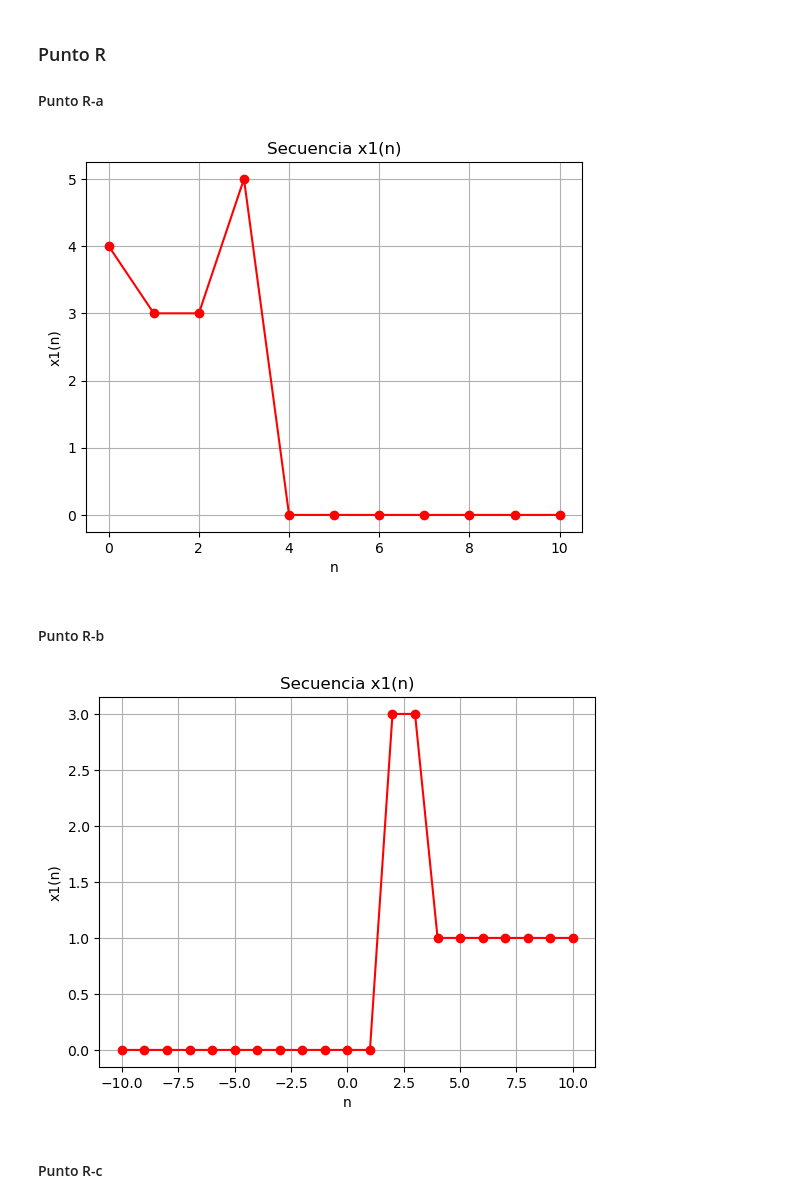
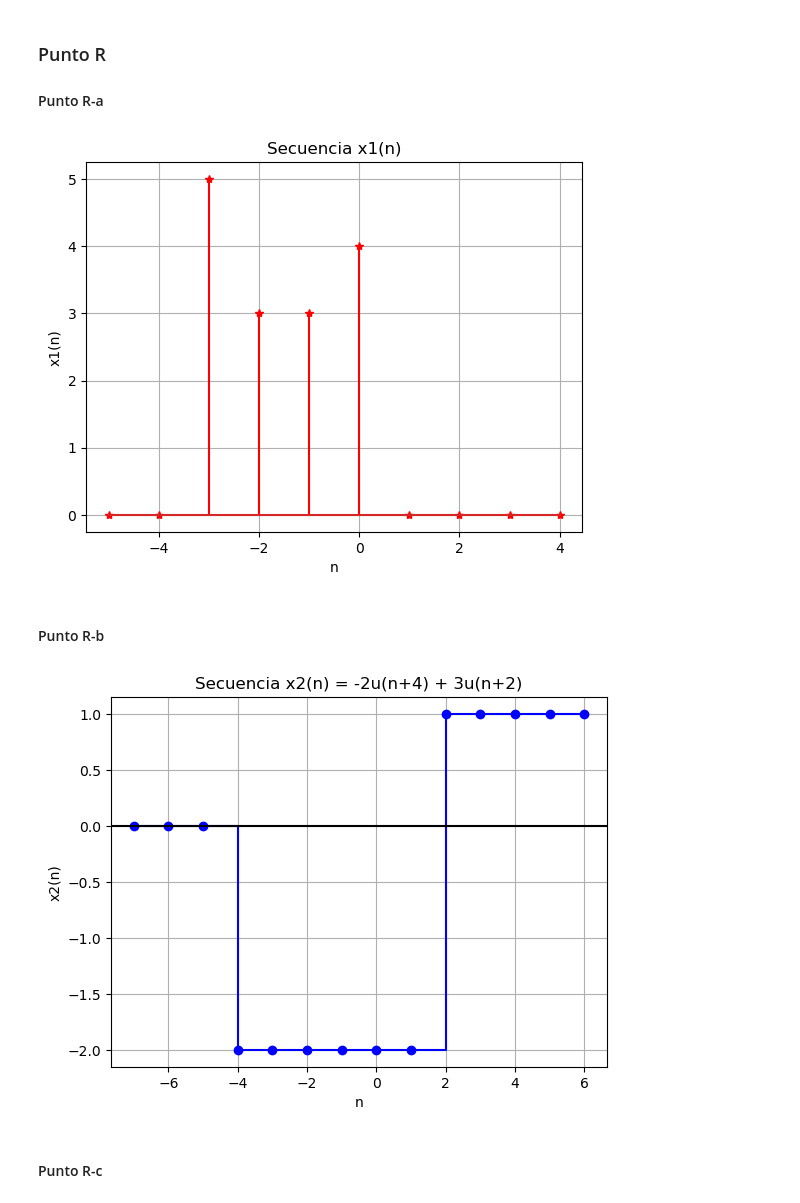
Before and after one commit to Lauren0407/Biosenales-LaurenCordero-AlmaOlea, a Jupyter notebook: Practica_01_Python/Taller1.ipynb, the cells around one changed output. Drawn from its saved outputs; the diff is of its cells as text; code cells hidden in the pictures.

```diff
--- a/Practica_01_Python/Taller1.ipynb
+++ b/Practica_01_Python/Taller1.ipynb
@@ -139,17 +139,18 @@ Se tiene como una imagen dentro de la carpeta de github
 # %% [markdown]
 ### Punto P
 # %%
-def escalón(n_0, n_1, n_2):    #Función escalón unitario definida para el intervalo  𝑛1 ≤ 𝑛0 ≤ 𝑛2
-    n = np.arange(n_1, n_2+1)
+def escalón(n, n_0):    #Función escalón unitario definida para el intervalo  𝑛1 ≤ 𝑛0 ≤ 𝑛2
+
     x= np.where(n>= n_0, 1, 0)
-    return n,x
+    return x
 
 #Ejemplo de uso
-n0, n1, n2 = 1, -5, 5
-n, x = escalón(n0, n1, n2)
+n=np.arange(-5,5)
+x = escalón(n,1)
 
 # Gráfica
-plt.plot(n, x, color='purple', linestyle='-', marker='*')
+# Usamos plt.step con el parámetro where='post' para que el salto vertical ocurra exactamente en n0
+plt.step(n, x, color='purple', marker='*', where='post')
 plt.title(f'Escalón unitario u(n - {n0})')
 plt.xlabel('n')
 plt.ylabel('u(n - n0)')
@@ -185,42 +186,45 @@ plt.show()
 
 #### Punto R-a
 # %%
-# Función impulso
-def impseq(n0, n1, n2): #   Genera x(n) = delta(n-n0); n1 <= n <= n2
+# Función impulso unitario
+def impseq(n, n0): #   Genera x(n) = delta(n-n0)
+    x=(n-n0)==0
+    return x
 
-    n = np.arange(n1,n2+1) # Se crea el vector de muestras
-    x = (n-n0) == 0
-    return [x,n]
-b,n= impseq(0,0,10)
-b1,n= impseq(1,0,10)
-b2,n=impseq(2,0,10)
-b3, n=impseq(3,0,10)
-x1= 3*b1 + 5*b3 +3*b2 +3*b + b
+n1=np.arange(-5,5)  # Se crea el vector de muestras
+b= impseq(n1,0) # 𝛿(𝑛)
+b1= impseq(n1,-1) #𝛿(𝑛+1)
+b2=impseq(n1,-2) # 𝛿(𝑛+2)
+b3=impseq(n1,-3) # 𝛿(𝑛+3)
+x1= 3*b1 + 5*b3 +3*b2 +3*b + b # 𝑥1(𝑛)= 3𝛿(𝑛+1) +5𝛿(𝑛+3)+3𝛿(𝑛+2)+3𝛿(𝑛)+ 𝛿(𝑛)
 
 # Gráfica
-plt.plot(n, x1, color='red', linestyle='-', marker='o')
+plt.stem(n1, x1, linefmt='red', markerfmt='*') # se usa stem() para graficar funciones discreta
 plt.title(f'Secuencia x1(n)')
 plt.xlabel('n')
 plt.ylabel('x1(n)')
 plt.grid()
 plt.show()
 # %% [output]
-[figure, old version]
+[figure, new version]
 # %% [markdown]
 #### Punto R-b
 # %%
-n,u1=escalón(4, -10, 10)
-n, u2=escalón(2,-10,10)
-x2= (-2*u1)+(3*u2)
+
+n_b = np.arange(-7, 7) # vector de muestras
+u1=escalón(n_b,-4) # u(n+4) adelanto de 4
+u2=escalón(n_b,2)  # u(n+2) adelanto de 2
+x2= (-2*u1)+(3*u2) # x2(n) = -2u(n+4) + 3u(n+2)
 
 # Gráfica
-plt.plot(n, x2, color='red', linestyle='-', marker='o')
-plt.title(f'Secuencia x1(n)')
+plt.step(n_b, x2, color='b', linestyle='-', marker='o', where='post')
+plt.axhline(y=0, color='k', linestyle='-') # subrayar el eje x
+plt.title(f'Secuencia x2(n) = -2u(n+4) + 3u(n+2)')
 plt.xlabel('n')
-plt.ylabel('x1(n)')
+plt.ylabel('x2(n)')
 plt.grid()
 plt.show()
 # %% [output]
-[figure, old version]
+[figure, new version]
 # %% [markdown]
 #### Punto R-c
```
Also changed, not shown: parts of 6 cells of this notebook.
